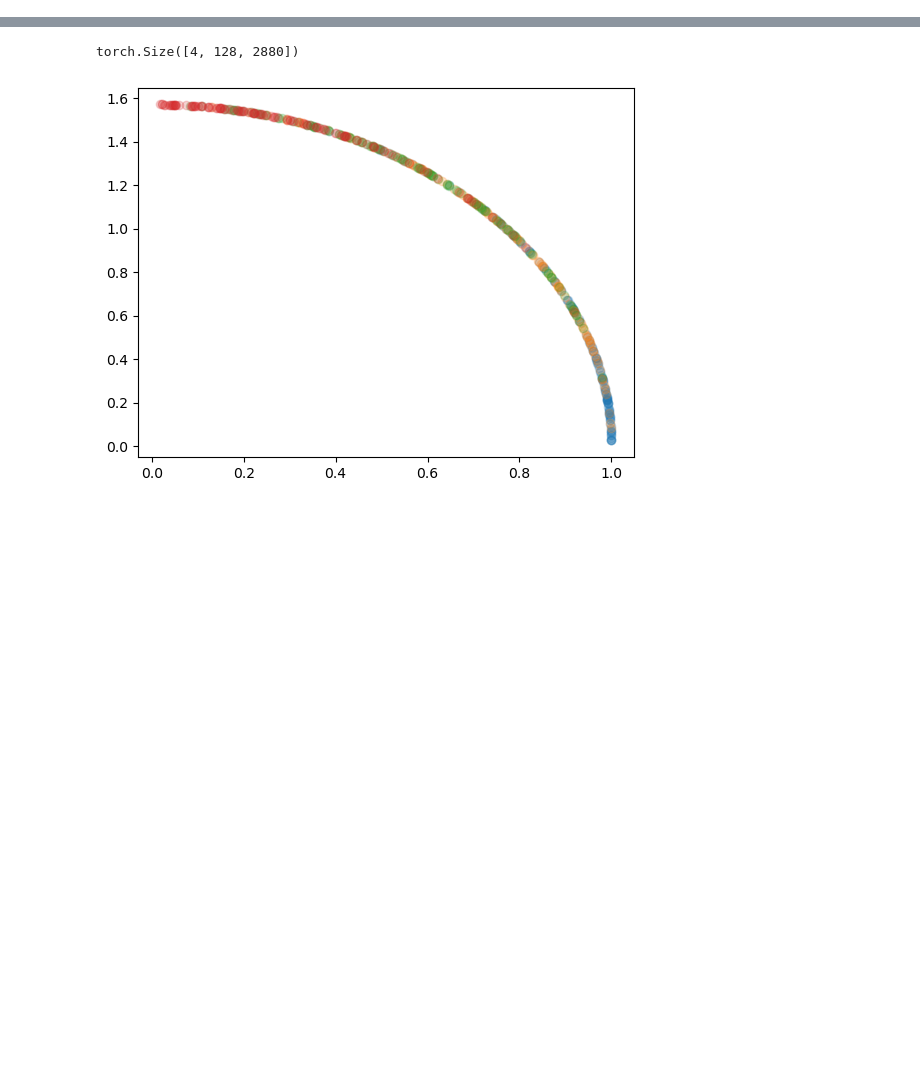
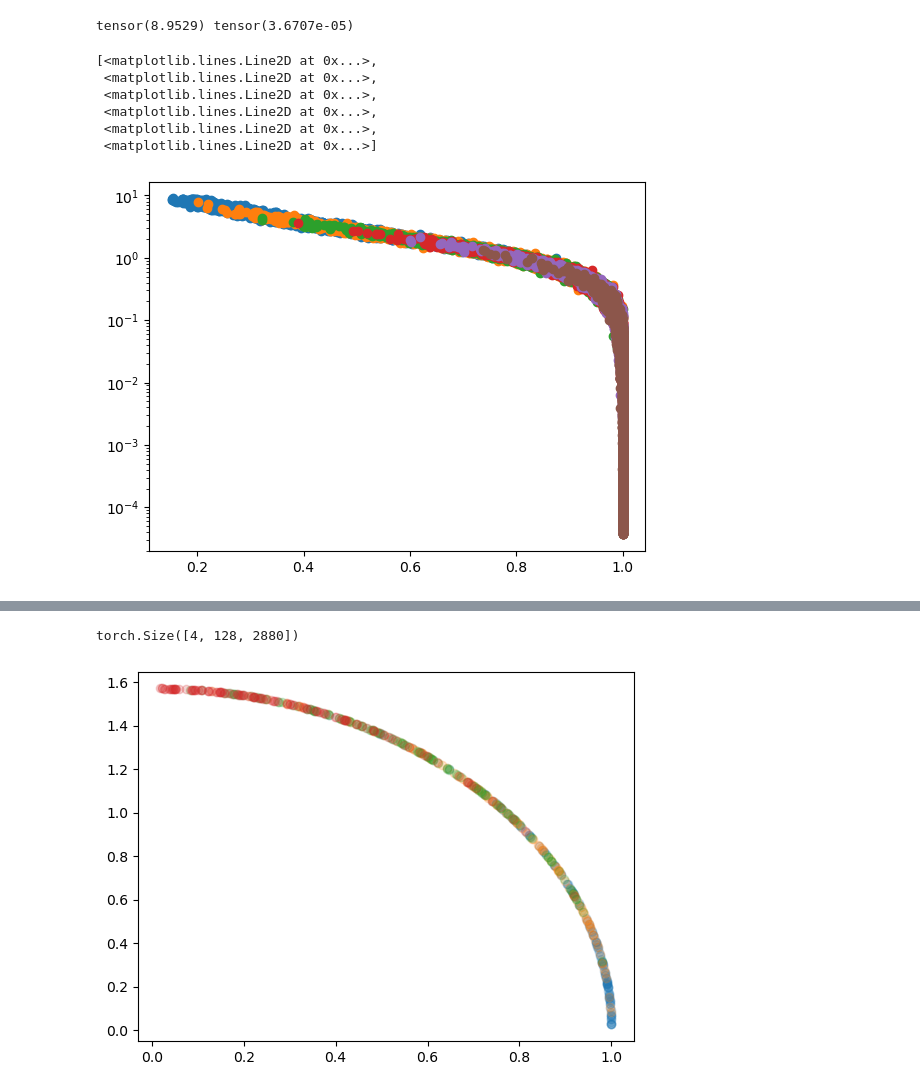
Before and after one commit to jthuemmel/thesis, a Jupyter notebook: test.ipynb, the cells around one changed output, grey strips where cells are left out. Saved outputs shown, nothing was run; the diff lists cells and outputs as text; code cells hidden in the pictures; blank space fills up the shorter version.

Commit message:
refactored and kumaraswamy tested

```diff
--- a/test.ipynb
+++ b/test.ipynb
@@ -138,0 +15,9 @@ world = WorldConfig(
+# %%
+cfg_file = OmegaConf.load('mae.yaml')
+config = MTMConfig.from_omegaconf(cfg_file['defaults'])
+# %%
+N = config.world.num_tokens
+S = 32
+B = 4096
+config.world.batch_size = B
+a,b = 0.005, 0.995
@@ -138,0 +116,8 @@ world = WorldConfig(
+# %%
+obj_cfg=replace(config.objective, c1=2., c0=0.3)
+km = KumaraswamyMasking(config.world,obj_cfg, epsilon=0.01)
+
+m, w = km((B//S,S))
+# %%
+ww = einops.reduce(w, f's b {config.world.flat_token_pattern} -> (s b) t', **config.world.token_sizes, reduction='mean')
+mm = einops.reduce(m.float(), f's b {config.world.flat_token_pattern} -> (s b) t', **config.world.token_sizes, reduction='mean')
@@ -138,0 +134,14 @@ world = WorldConfig(
+# %%
+print(ww.max(), ww.min())
+# %% [output]
+tensor(8.9529) tensor(3.6707e-05)
+# %%
+plt.semilogy(mm, ww, "o")
+# %% [output]
+[<matplotlib.lines.Line2D at 0x...>,
+ <matplotlib.lines.Line2D at 0x...>,
+ <matplotlib.lines.Line2D at 0x...>,
+ <matplotlib.lines.Line2D at 0x...>,
+ <matplotlib.lines.Line2D at 0x...>,
+ <matplotlib.lines.Line2D at 0x...>]
+[figure, added]
```
Also changed, not shown: parts of 44 cells of this notebook, 1 other file.
